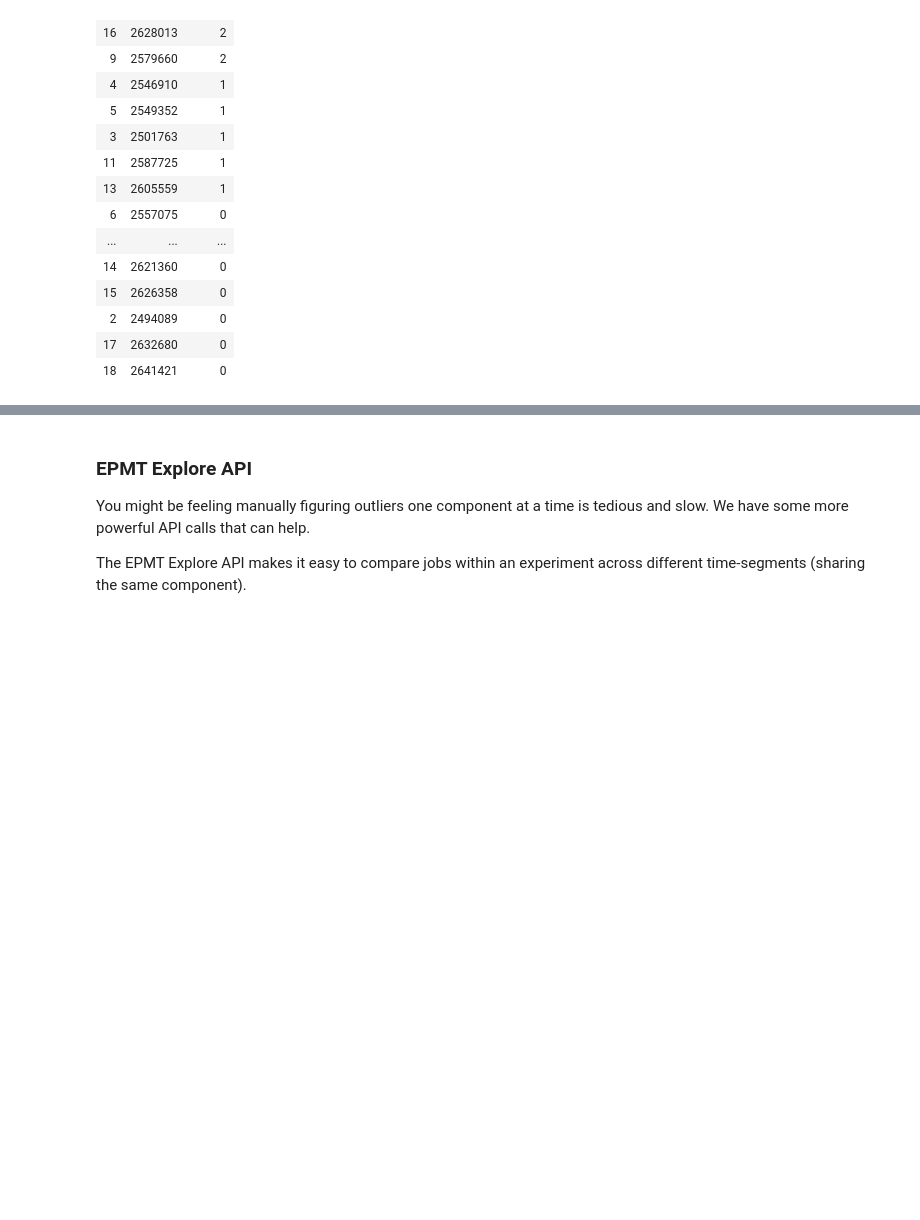
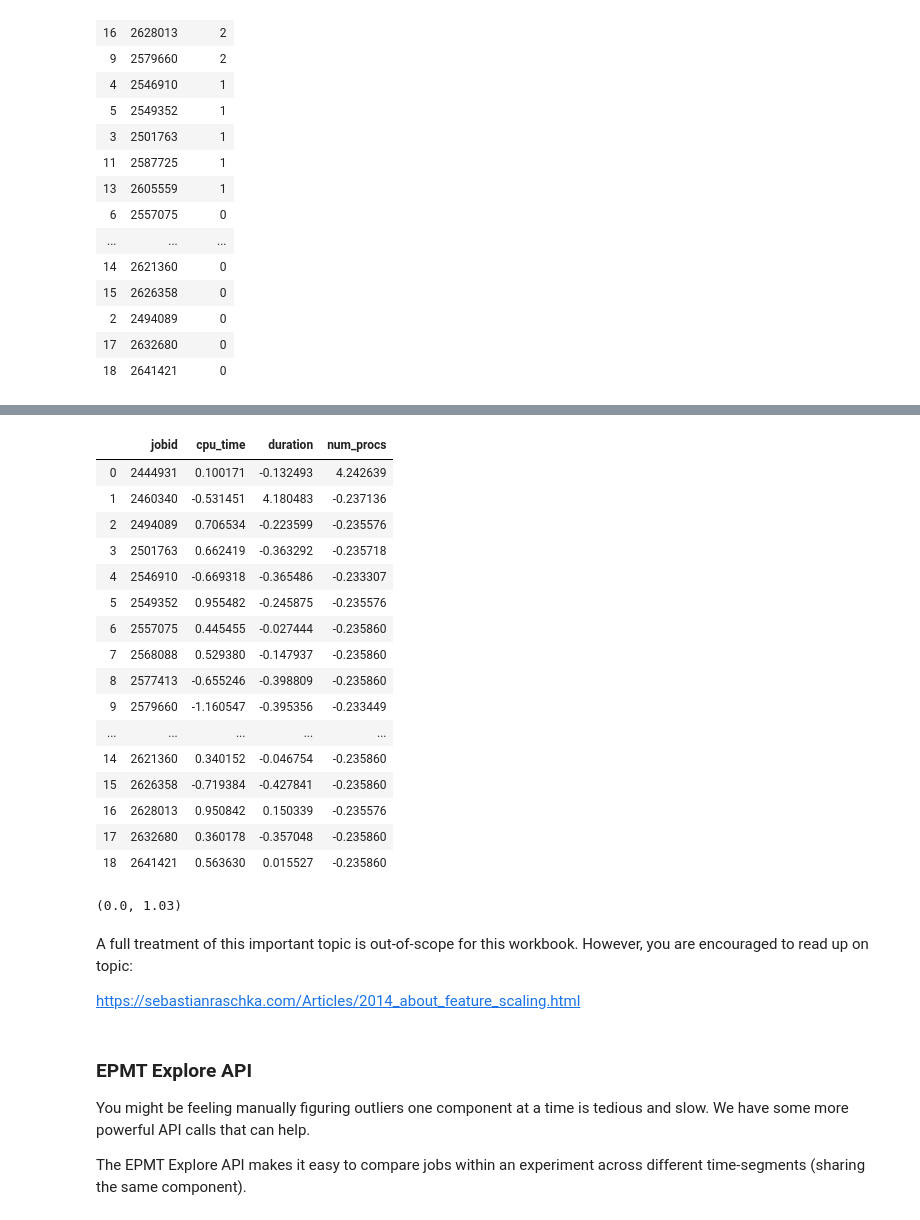
Before and after one commit to ilaflott/epmt, a Jupyter notebook: notebooks/Outliers.ipynb, the cells around one changed output, grey strips where cells are left out. Saved outputs shown, nothing was run; the diff lists cells and outputs as text; code cells hidden in the pictures; blank space fills up the shorter version.

```diff
--- a/notebooks/Outliers.ipynb
+++ b/notebooks/Outliers.ipynb
@@ -382,3 +463,35 @@ Another aspect governing the outlier detection is our selection of `model_jobs`.
+# %%
+st_atmos_cmip_df = atmos_cmip_jobs_df[['jobid', 'cpu_time', 'duration', 'num_procs']].copy()
+st_atmos_cmip_df[['cpu_time', 'duration', 'num_procs']] = es.standardize(atmos_cmip_jobs_df[['cpu_time', 'duration', 'num_procs']].to_numpy())
+st_atmos_cmip_df
+# %% [output]
+|  | jobid | cpu_time | duration | num_procs |
+| 0 | 2444931 | 0.100171 | -0.132493 | 4.242639 |
+| 1 | 2460340 | -0.531451 | 4.180483 | -0.237136 |
+| 2 | 2494089 | 0.706534 | -0.223599 | -0.235576 |
+| 3 | 2501763 | 0.662419 | -0.363292 | -0.235718 |
+| 4 | 2546910 | -0.669318 | -0.365486 | -0.233307 |
+| 5 | 2549352 | 0.955482 | -0.245875 | -0.235576 |
+| 6 | 2557075 | 0.445455 | -0.027444 | -0.235860 |
+| 7 | 2568088 | 0.529380 | -0.147937 | -0.235860 |
+| 8 | 2577413 | -0.655246 | -0.398809 | -0.235860 |
+| 9 | 2579660 | -1.160547 | -0.395356 | -0.233449 |
+| ... | ... | ... | ... | ... |
+| 14 | 2621360 | 0.340152 | -0.046754 | -0.235860 |
+| 15 | 2626358 | -0.719384 | -0.427841 | -0.235860 |
+| 16 | 2628013 | 0.950842 | 0.150339 | -0.235576 |
+| 17 | 2632680 | 0.360178 | -0.357048 | -0.235860 |
+| 18 | 2641421 | 0.563630 | 0.015527 | -0.235860 |
+# %%
+# let's check if the duration column has been standardized
+st_atmos_cmip_df.duration.mean().round(2), st_atmos_cmip_df.duration.std().round(2)
+# %% [output]
+(0.0, 1.03)
+# %% [markdown]
+A full treatment of this important topic is out-of-scope for
+this workbook. However, you are encouraged to read up on topic:
+
+https://sebastianraschka.com/Articles/2014_about_feature_scaling.html
 # %% [markdown]
 ### <a name="epmt-exp-explore">EPMT Explore API</a>
 
```
Also changed, not shown: parts of 25 cells of this notebook, 2 other files.
